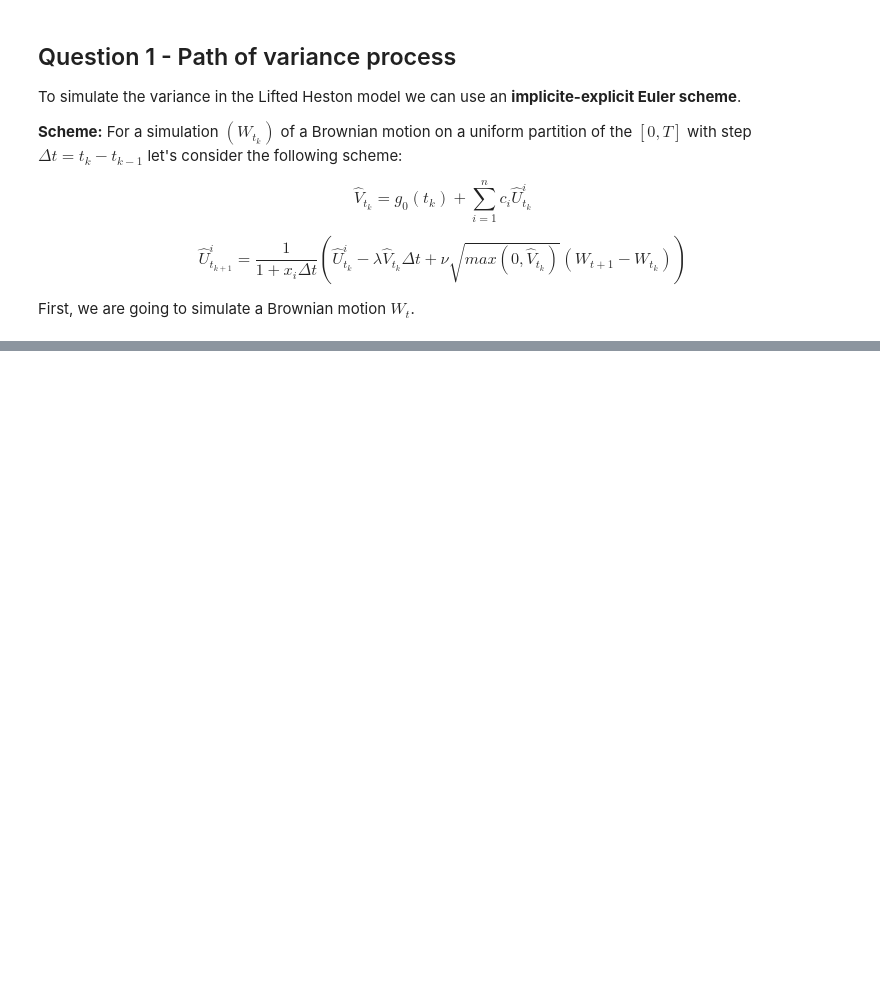
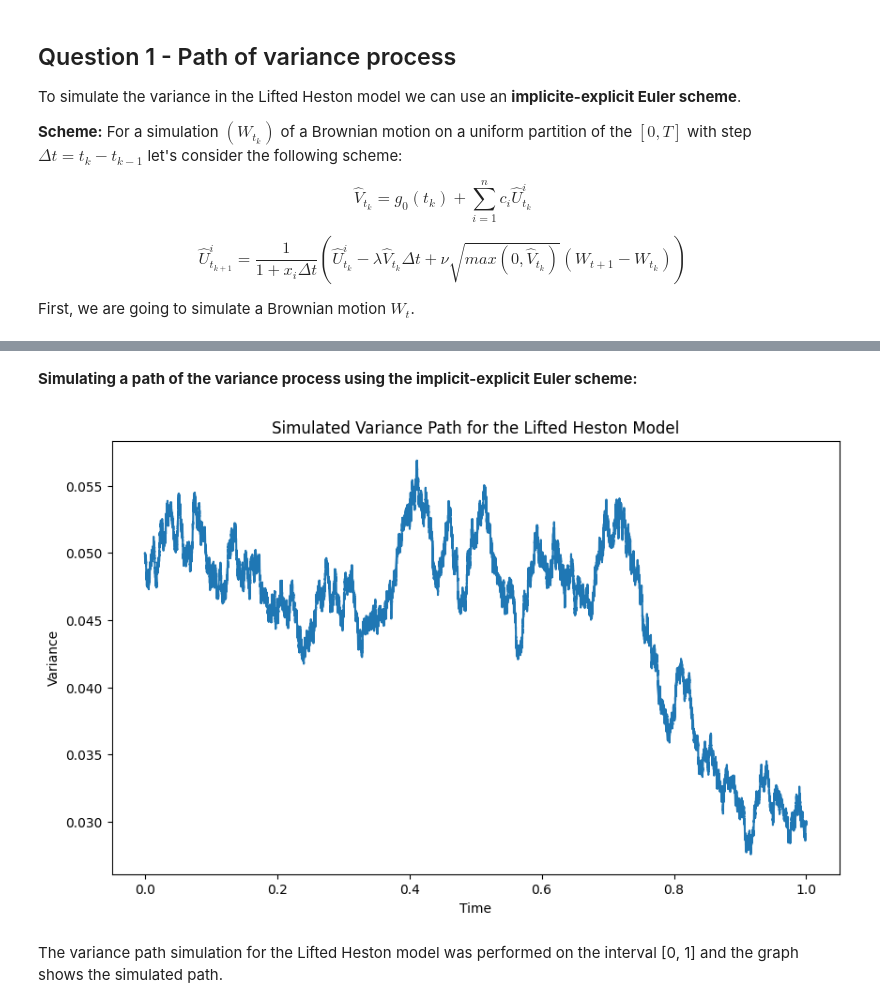
Before and after one commit to MathQuantLab/options-implied-volatility, a Jupyter notebook: options-implied-volatility.ipynb, the cells around one changed output, grey strips where cells are left out. Saved outputs shown, nothing was run; the diff lists cells and outputs as text; code cells hidden in the pictures; blank space fills up the shorter version.

Commit message:
path of variance process

```diff
--- a/options-implied-volatility.ipynb
+++ b/options-implied-volatility.ipynb
@@ -144,0 +65,36 @@ plt.show()
+# %% [markdown]
+**Simulating a path of the variance process using the implicit-explicit Euler scheme:**
+# %%
+# Simulation parameters
+T = 1  # time horizon
+m = 10**5  # number of steps
+dt = 1/m  # time step size
+
+# Brownian increments
+dW = np.sqrt(dt) * np.random.randn(m)
+
+# Initialize the variance process
+V = np.zeros(m+1)
+V[0] = 0.05  # V0 given in the project description
+
+# Parameters for the variance process simulation
+theta = 0.05  # long-term mean level of variance
+lambda_param = 0.3  # rate of mean reversion
+sigma = 0.1  # volatility of variance
+v0 = 0.05    # initial variance
+
+# Simulate the variance process
+for k in range(m):
+    V[k+1] = V[k] + lambda_param * (theta - V[k]) * dt + sigma * np.sqrt(max(V[k], 0)) * dW[k]
+
+# Plot the simulated variance path
+plt.figure(figsize=(10, 6))
+plt.plot(np.linspace(0, T, m+1), V)
+plt.title('Simulated Variance Path for the Lifted Heston Model')
+plt.xlabel('Time')
+plt.ylabel('Variance')
+plt.show()
+# %% [output]
+[figure, added]
+# %% [markdown]
+The variance path simulation for the Lifted Heston model was performed on the interval [0, 1] and the graph shows the simulated path.
```
Also changed, not shown: parts of 16 cells of this notebook.
